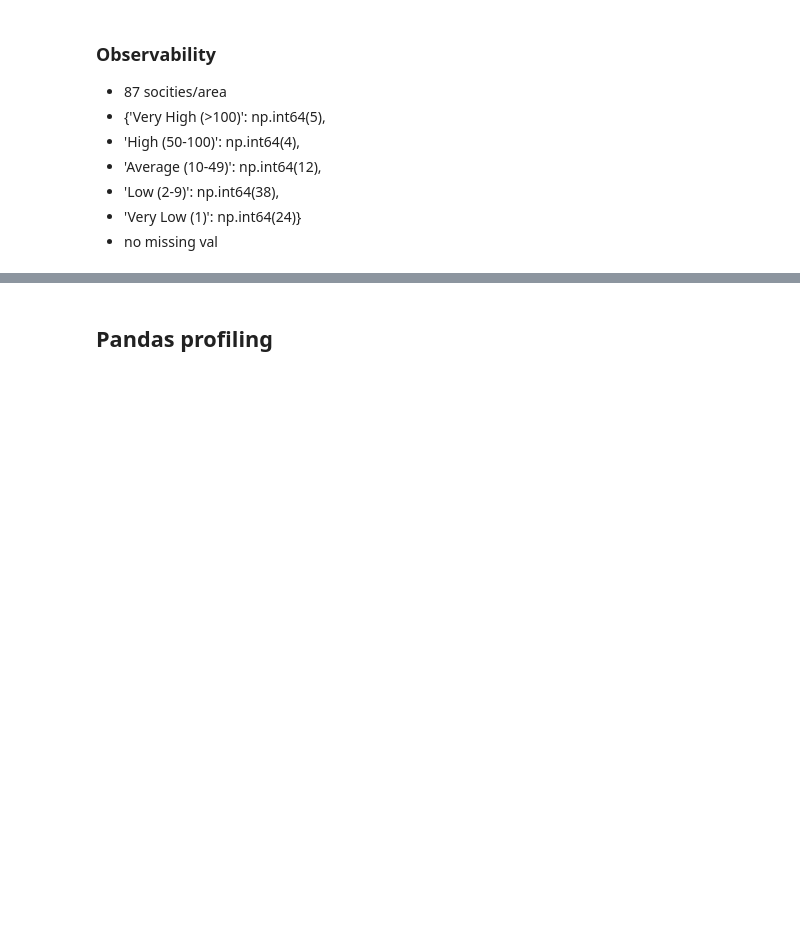
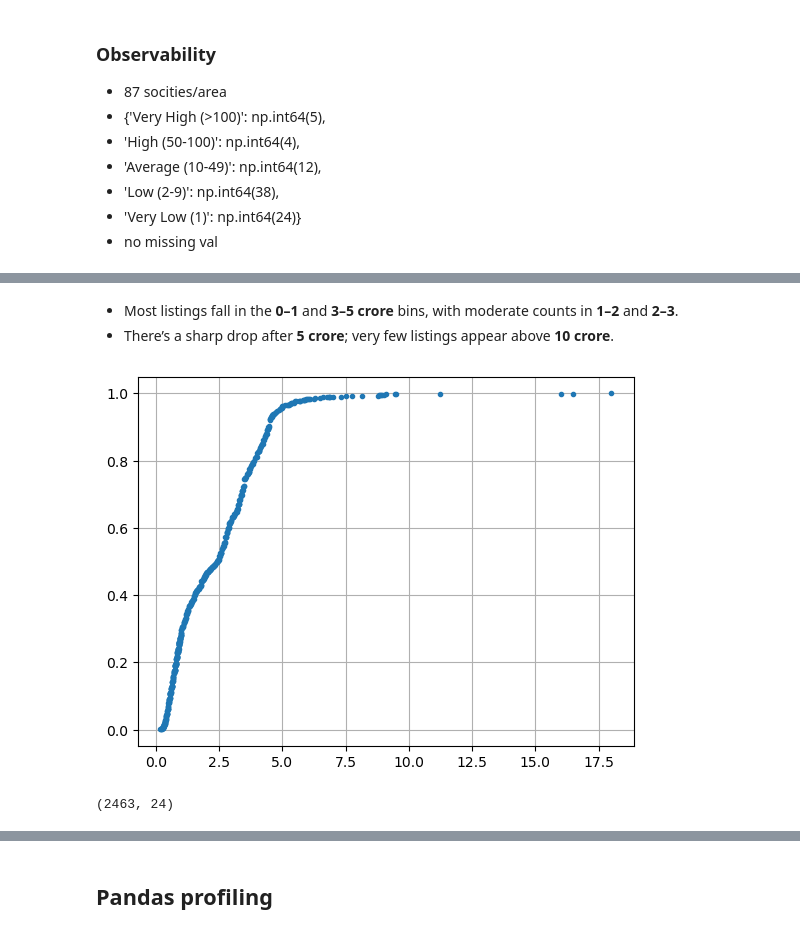
Before and after one commit to zeeshanAhmed2798/real-estate-ml-project, a Jupyter notebook: Data Cleaning/eda_on_flats.ipynb, the cells around one changed output, grey strips where cells are left out. Saved outputs shown, nothing was run; the diff lists cells and outputs as text; code cells hidden in the pictures; blank space fills up the shorter version.

```diff
--- a/Data Cleaning/eda_on_flats.ipynb
+++ b/Data Cleaning/eda_on_flats.ipynb
@@ -180,0 +368,14 @@ df["society"] = df["society"].replace(r"^Gulberg 3(\s+\d+)?$", "Gulberg", regex=
+# %% [markdown]
+- Most listings fall in the **0–1** and **3–5 crore** bins, with moderate counts in **1–2** and **2–3**.
+- There’s a sharp drop after **5 crore**; very few listings appear above **10 crore**.
+# %%
+# ecdf plot
+ecdf = df["price"].value_counts().sort_index().cumsum() / len(df["price"])
+plt.plot(ecdf.index, ecdf, marker=".", linestyle="none")
+plt.grid()
+# %% [output]
+[figure, added]
+# %%
+df.shape
+# %% [output]
+(2463, 24)
```
Also changed, not shown: parts of 32 cells of this notebook.
